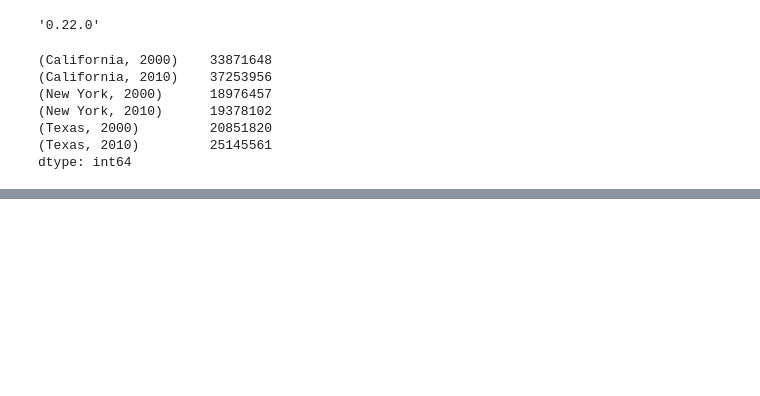
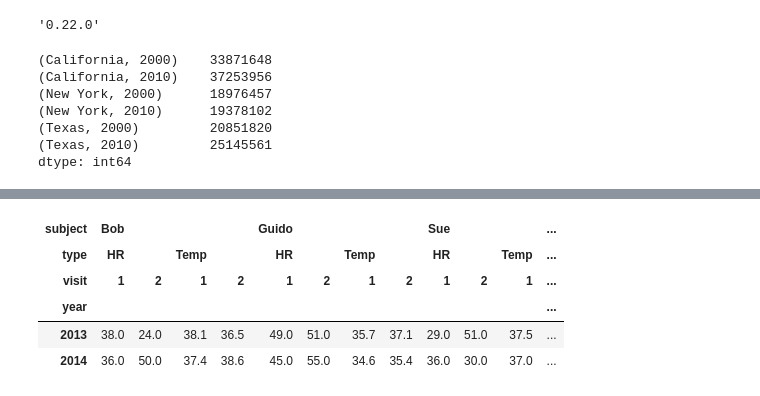
Before and after one commit to AtharKharal/Tensorflow-ML-using-Python, a Jupyter notebook: Playing_with_Pandas.ipynb, the cells around one changed output, grey strips where cells are left out. Drawn from its saved outputs; the diff is of its cells as text; code cells hidden in the pictures; blank space fills up the shorter version.

```diff
--- a/Playing_with_Pandas.ipynb
+++ b/Playing_with_Pandas.ipynb
@@ -104,0 +140,16 @@ dtype: int64
+# %%
+import numpy as np
+# hierarchical indices and columns
+index = pd.MultiIndex.from_product([[2013, 2014], [1, 2]],
+                                   names=['year', 'visit'])
+columns = pd.MultiIndex.from_product([['Bob', 'Guido', 'Sue'], ['HR', 'Temp']],
+                                     names=['subject', 'type'])
+
+# mock some data
+data = np.round(np.random.randn(4, 6), 1)
+data[:, ::2] *= 10
+data += 37
+
+# create the DataFrame
+health_data = pd.DataFrame(data, index=index, columns=columns)
+health_data
@@ -104,0 +173,9 @@ dtype: int64
+# %%
+health_data.unstack()
+# %% [output]
+| subject | Bob |  |  |  | Guido |  |  |  | Sue |  |  | ... |
+| type | HR |  | Temp |  | HR |  | Temp |  | HR |  | Temp | ... |
+| visit | 1 | 2 | 1 | 2 | 1 | 2 | 1 | 2 | 1 | 2 | 1 | ... |
+| year |  |  |  |  |  |  |  |  |  |  |  | ... |
+| 2013 | 38.0 | 24.0 | 38.1 | 36.5 | 49.0 | 51.0 | 35.7 | 37.1 | 29.0 | 51.0 | 37.5 | ... |
+| 2014 | 36.0 | 50.0 | 37.4 | 38.6 | 45.0 | 55.0 | 34.6 | 35.4 | 36.0 | 30.0 | 37.0 | ... |
```
Also changed, not shown: parts of 15 cells of this notebook.
